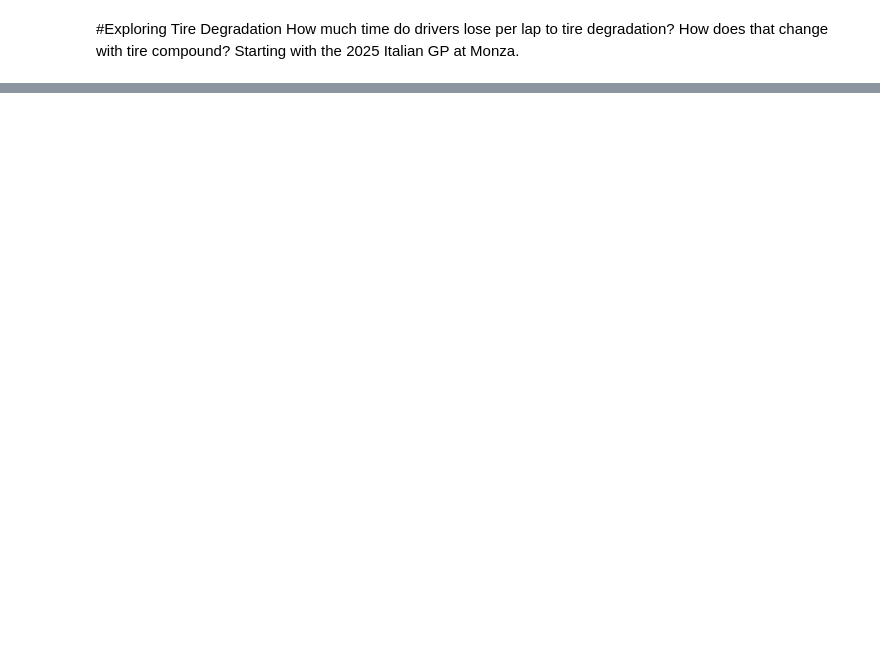
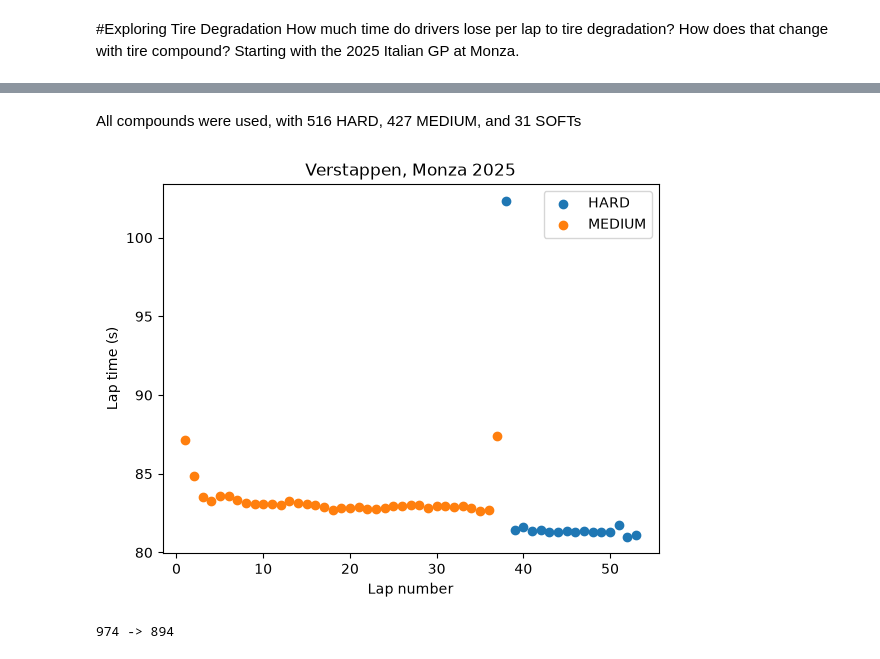
Before and after one commit to ashw-n/F1-Tire-Degradation, a Jupyter notebook: notebooks/01_explore.ipynb, the cells around one changed output, grey strips where cells are left out. Saved outputs shown, nothing was run; the diff lists cells and outputs as text; code cells hidden in the pictures; blank space fills up the shorter version.

```diff
--- a/notebooks/01_explore.ipynb
+++ b/notebooks/01_explore.ipynb
@@ -59,0 +76,25 @@ print(laps.total_laps)
+# %% [markdown]
+All compounds were used, with 516 HARD, 427 MEDIUM, and 31 SOFTs
+# %%
+laps['LapTimeSec'] = laps['LapTime'].dt.total_seconds()
+ver = laps[laps['Driver'] == 'VER']
+
+for compound, group in ver.groupby('Compound'):
+    plt.scatter(group['LapNumber'], group['LapTimeSec'], label=compound)
+
+plt.xlabel('Lap number')
+plt.ylabel('Lap time (s)')
+plt.title('Verstappen, Monza 2025')
+plt.legend()
+plt.show()
+# %% [output]
+[figure, added]
+# %%
+clean = laps.pick_wo_box()              # remove in-laps and out-laps
+clean = clean.pick_track_status('1')    # keep only green-flag laps
+clean = clean.pick_quicklaps()          # remove laps >107% of the fastest lap
+clean = clean[clean['LapNumber'] > 1]   # remove the standing-start lap
+
+print(len(laps), '->', len(clean))
+# %% [output]
+974 -> 894
```
Also changed, not shown: parts of 10 cells of this notebook.
